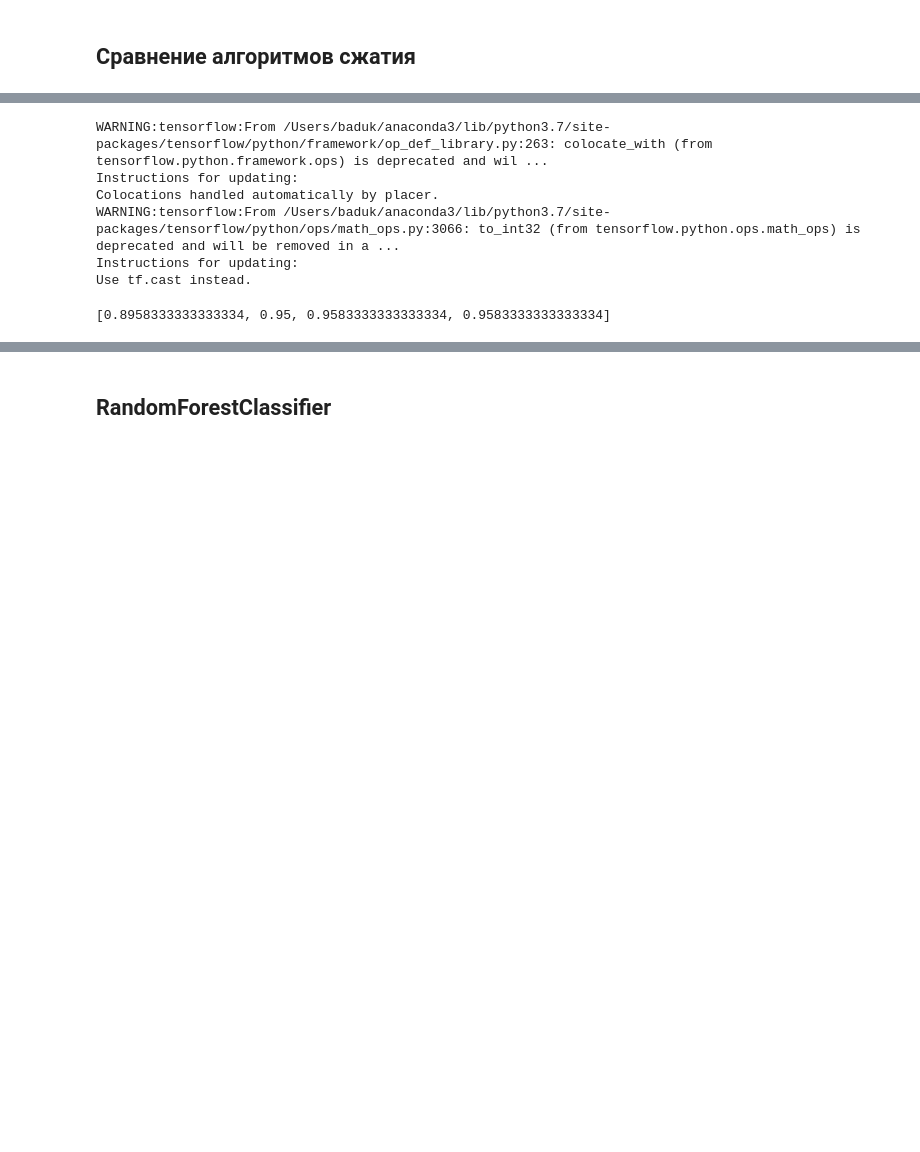
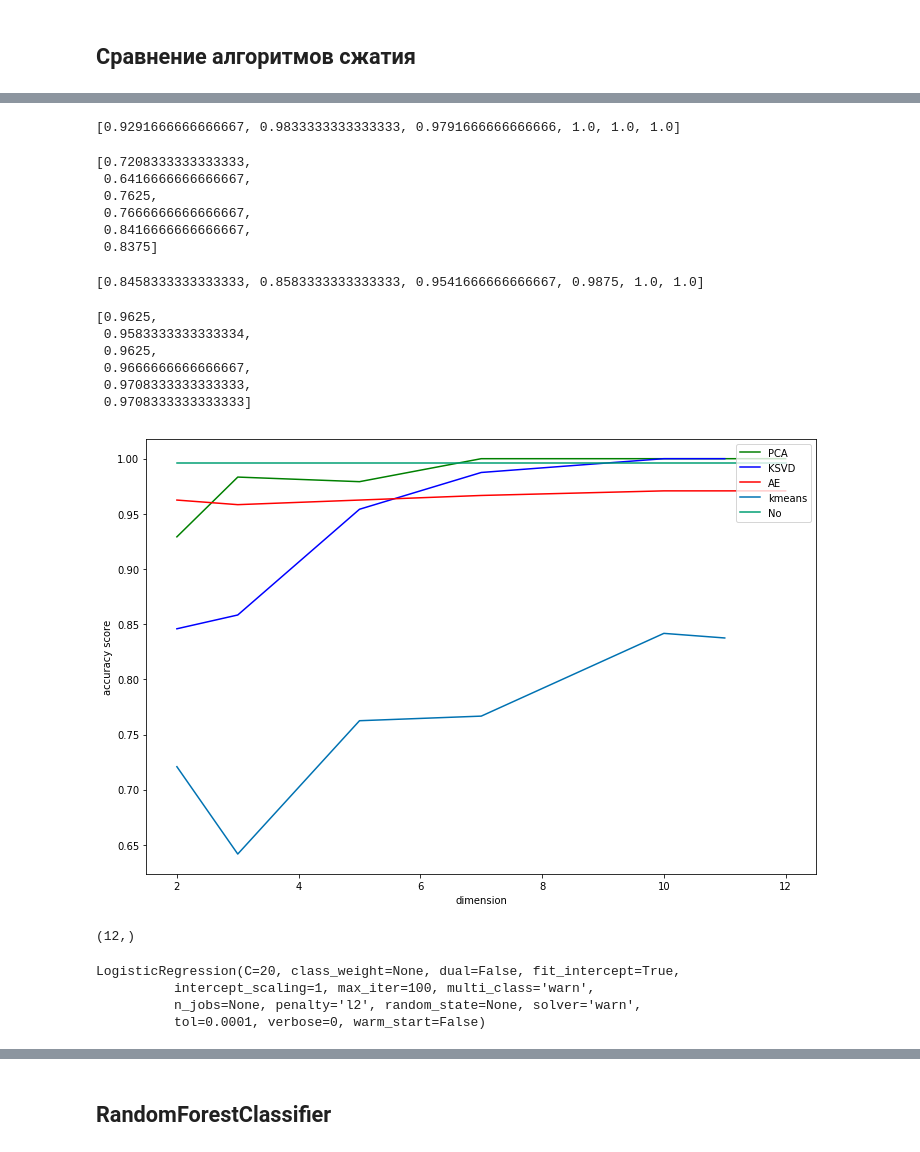
Before and after one commit to WadimZakharov/decompos_SSP, a Jupyter notebook: classif/classification winter summer.ipynb, the cells around one changed output, grey strips where cells are left out. Drawn from its saved outputs; the diff is of its cells as text; code cells hidden in the pictures; blank space fills up the shorter version.

```diff
--- a/classif/classification winter summer.ipynb
+++ b/classif/classification winter summer.ipynb
@@ -266,10 +144,41 @@ researcher_ksvd(LogisticRegression, X_train, y_train, X_test, y_test)
-# %%
-researcher_ae(LogisticRegression, X_train, y_train, X_test, y_test)
-# %% [output]
-WARNING:tensorflow:From /Users/baduk/anaconda3/lib/python3.7/site-packages/tensorflow/python/framework/op_def_library.py:263: colocate_with (from tensorflow.python.framework.ops) is deprecated and wil ...
-Instructions for updating:
-Colocations handled automatically by placer.
-WARNING:tensorflow:From /Users/baduk/anaconda3/lib/python3.7/site-packages/tensorflow/python/ops/math_ops.py:3066: to_int32 (from tensorflow.python.ops.math_ops) is deprecated and will be removed in a ...
-Instructions for updating:
-Use tf.cast instead.
-[0.8958333333333334, 0.95, 0.9583333333333334, 0.9583333333333334]
+# %%
+score_pca = researcher_pca(LogisticRegression, X_train, y_train, X_test, y_test, C=20, n_comp=[2,3,5,7,10,12])
+score_pca
+# %% [output]
+[0.9291666666666667, 0.9833333333333333, 0.9791666666666666, 1.0, 1.0, 1.0]
+# %%
+score_kmeans = researcher_kmeans(LogisticRegression, X_train.values, y_train, X_test.values, y_test, C=20, n_comp=[2,3,5,7,10,11])
+score_kmeans
+# %% [output]
+[0.7208333333333333,
+ 0.6416666666666667,
+ 0.7625,
+ 0.7666666666666667,
+ 0.8416666666666667,
+ 0.8375]
+# %%
+score_ksvd = researcher_ksvd(LogisticRegression, X_train.values, y_train, X_test.values, y_test, k=2, C=20,n_comp=[2,3,5,7,10,11])
+score_ksvd
+# %% [output]
+[0.8458333333333333, 0.8583333333333333, 0.9541666666666667, 0.9875, 1.0, 1.0]
+# %%
+score_ae = researcher_ae(LogisticRegression, X_train.values, y_train, X_test.values, y_test, C=20,n_units=[2,3,5,7,10,12])
+score_ae
+# %% [output]
+[0.9625,
+ 0.9583333333333334,
+ 0.9625,
+ 0.9666666666666667,
+ 0.9708333333333333,
+ 0.9708333333333333]
+# %%
+plt.figure(figsize=(12,8))
+plt.plot([2,3,5,7,10,12], score_pca, 'g', [2,3,5,7,10,11], score_ksvd, 'b',
+         [2,3,5,7,10,12], score_ae, 'r', [2,3,5,7,10,11], score_kmeans, [2,12], [acc_lg,acc_lg])
+plt.legend(('PCA', 'KSVD', 'AE', 'kmeans', 'No'),
+           loc='upper right')
+plt.xlabel('dimension')
+plt.ylabel('accuracy score')
+plt.show()
+# %% [output]
+[figure, added]
@@ -275,0 +192,12 @@ Use tf.cast instead.
+# %%
+mean_x.shape
+# %% [output]
+(12,)
+# %%
+clf = LogisticRegression(C=20)
+clf.fit(x_coef,y_train)
+# %% [output]
+LogisticRegression(C=20, class_weight=None, dual=False, fit_intercept=True,
+          intercept_scaling=1, max_iter=100, multi_class='warn',
+          n_jobs=None, penalty='l2', random_state=None, solver='warn',
+          tol=0.0001, verbose=0, warm_start=False)
```
Also changed, not shown: parts of 40 cells of this notebook, 3 other files.
